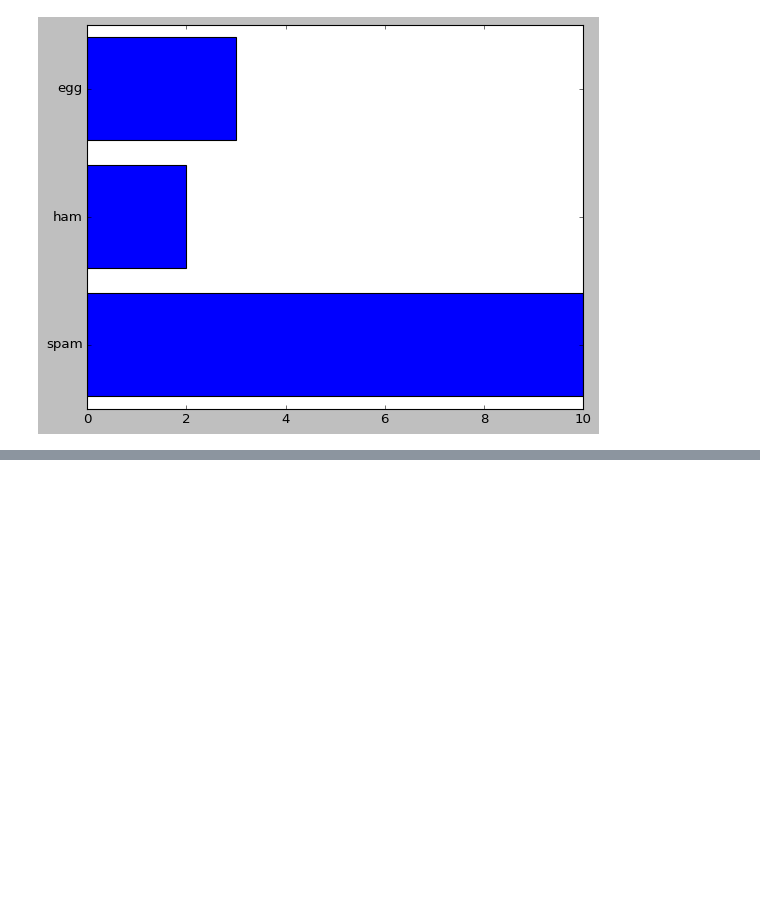
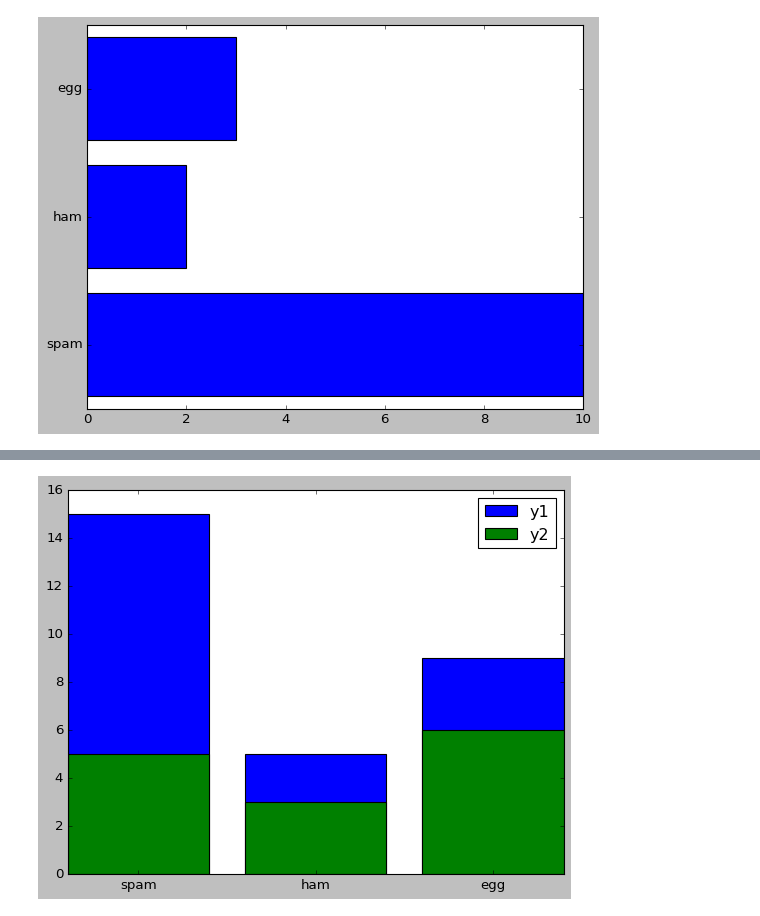
Before and after one commit to YukiNoji3/SampleCode, a Jupyter notebook: Python_DataAnalysis(Matplotlib).ipynb, the cells around one changed output, grey strips where cells are left out. Saved outputs shown, nothing was run; the diff lists cells and outputs as text; code cells hidden in the pictures; blank space fills up the shorter version.

```diff
--- a/Python_DataAnalysis(Matplotlib).ipynb
+++ b/Python_DataAnalysis(Matplotlib).ipynb
@@ -185,0 +206,19 @@ plt.show()
+# %%
+fig, ax = plt.subplots()
+
+x = [1, 2, 3]
+y1 = [10, 2, 3]
+y2 = [5, 3, 6]
+labels = ['spam', 'ham', 'egg']
+
+#y1とy2を足した値を格納
+y_total = [num1 + num2 for num1, num2 in zip(y1, y2)]
+
+#y1とy2を足した高さの棒グラフを描画
+ax.bar(x, y_total, tick_label=labels, label='y1')
+ax.bar(x, y2, label='y2')
+ax.legend()
+
+plt.show()
+# %% [output]
+[figure, added]
```
Also changed, not shown: parts of 20 cells of this notebook.
